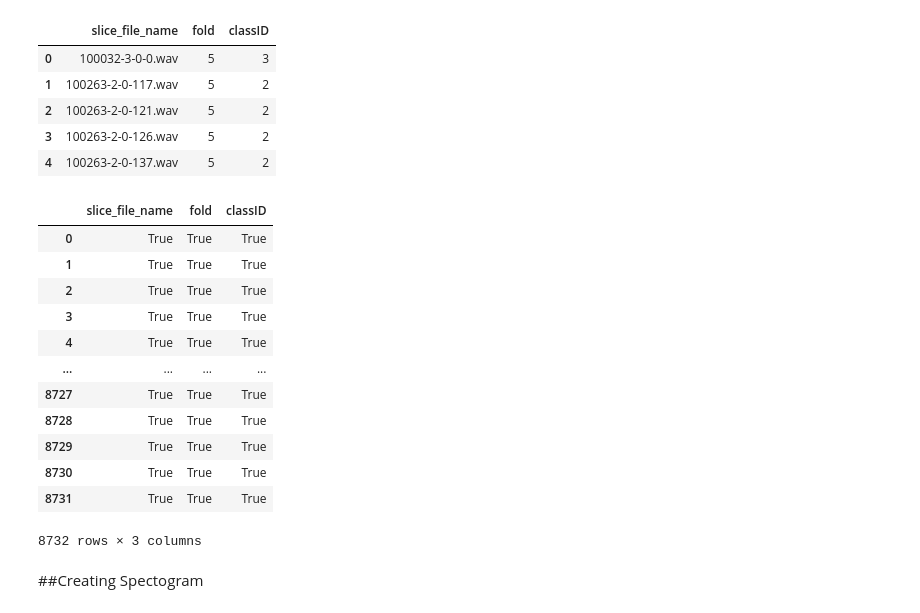
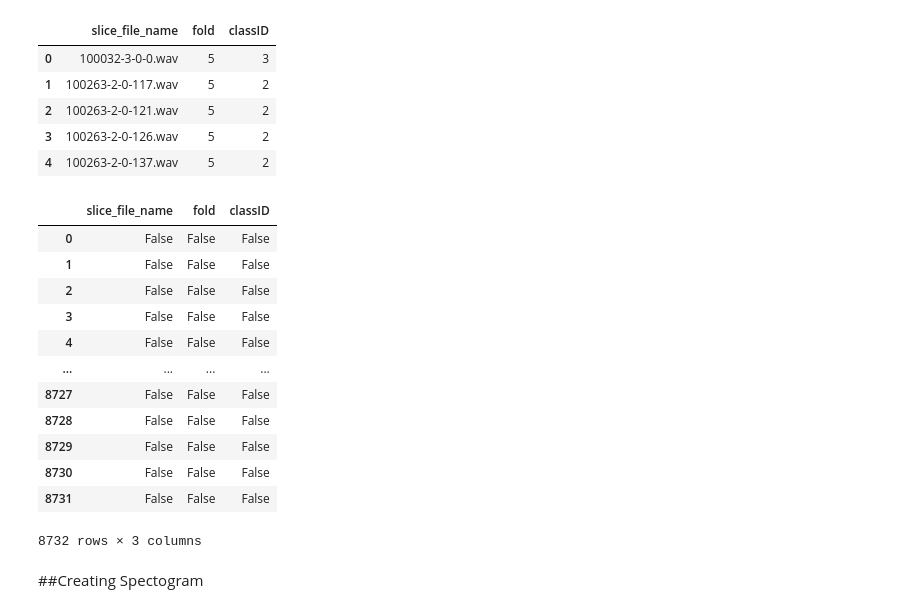
Before and after one commit to TugcenB/Sound_Classification, a Jupyter notebook: Preprocessing.ipynb, the cells around one changed output. Saved outputs shown, nothing was run; the diff lists cells and outputs as text; code cells hidden in the pictures.

```diff
--- a/Preprocessing.ipynb
+++ b/Preprocessing.ipynb
@@ -82,20 +84,20 @@ metadata.head()
 | 3 | 100263-2-0-126.wav | 5 | 2 |
 | 4 | 100263-2-0-137.wav | 5 | 2 |
 # %%
-metadata.notnull()
+metadata.isna()
 # %% [output]
 |  | slice_file_name | fold | classID |
-| 0 | True | True | True |
-| 1 | True | True | True |
-| 2 | True | True | True |
-| 3 | True | True | True |
-| 4 | True | True | True |
+| 0 | False | False | False |
+| 1 | False | False | False |
+| 2 | False | False | False |
+| 3 | False | False | False |
+| 4 | False | False | False |
 | ... | ... | ... | ... |
-| 8727 | True | True | True |
-| 8728 | True | True | True |
-| 8729 | True | True | True |
-| 8730 | True | True | True |
-| 8731 | True | True | True |
+| 8727 | False | False | False |
+| 8728 | False | False | False |
+| 8729 | False | False | False |
+| 8730 | False | False | False |
+| 8731 | False | False | False |
 8732 rows × 3 columns
 # %% [markdown]
 ##Creating Spectogram
```
Also changed, not shown: parts of 42 cells of this notebook.
